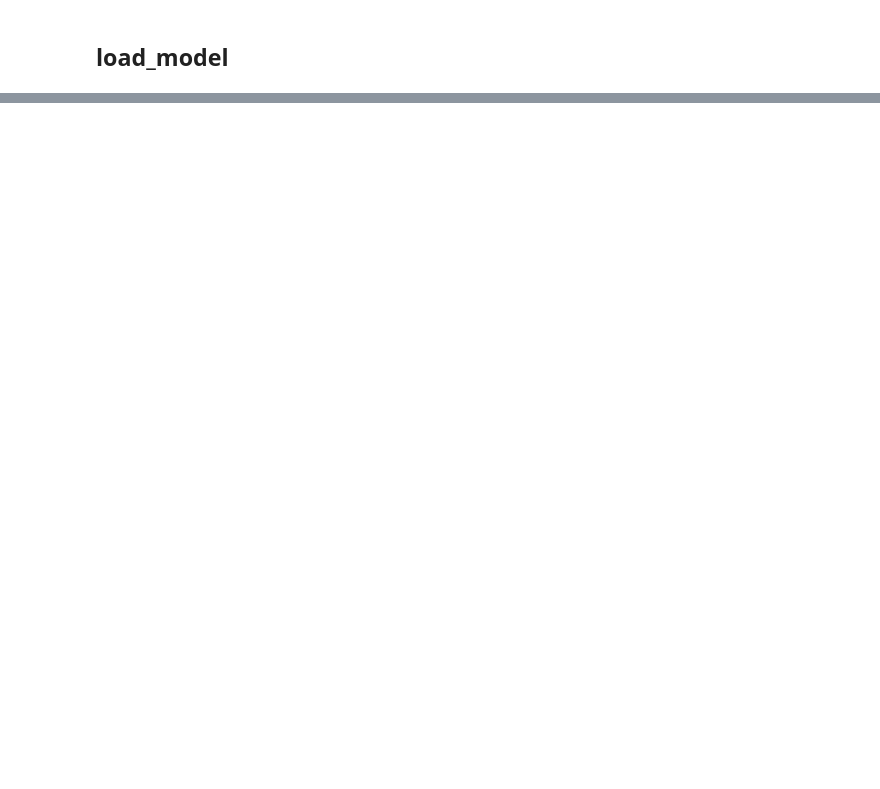
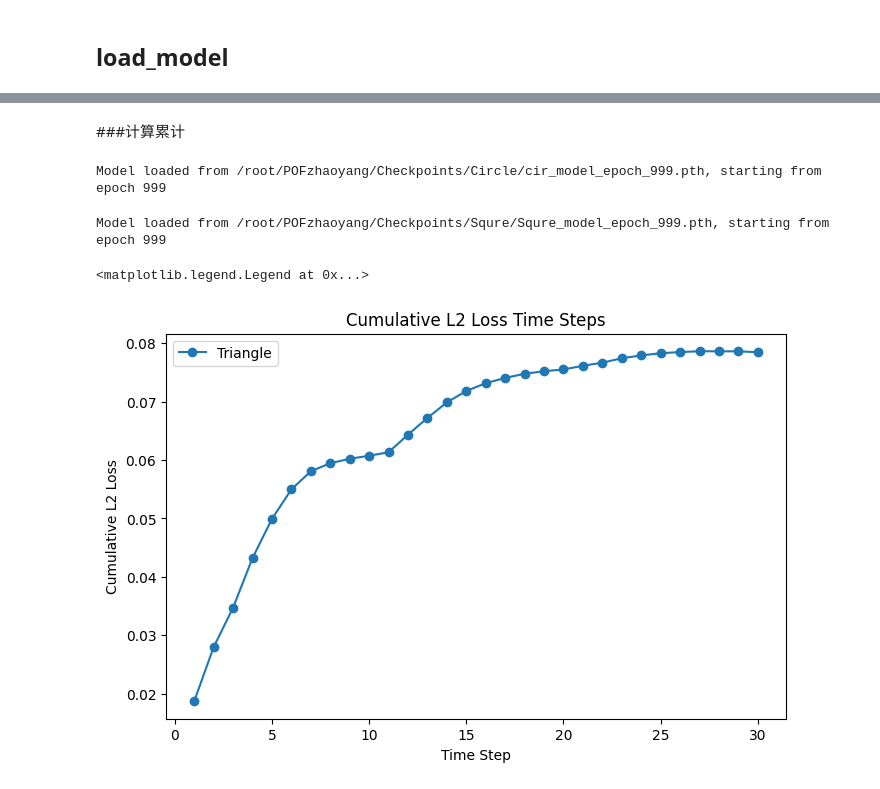
Before and after one commit to liangaomng/pof-for-dam, a Jupyter notebook: test.ipynb, the cells around one changed output, grey strips where cells are left out. Cells and saved outputs as stored; diff of their text form; code cells hidden in the pictures; blank space fills up the shorter version.

```diff
--- a/test.ipynb
+++ b/test.ipynb
@@ -43,0 +36,40 @@ tensor(0.0770, grad_fn=<DivBackward0>)
+# %% [markdown]
+###计算累计
+# %%
+cir_model = load_model(model, load_path="/root/POFzhaoyang/Checkpoints/Circle/cir_model_epoch_999.pth", device="cuda:0")
+cir_data= torch.load("/root/NC_Dataset/2d/dam2d/cirmask.pth")[:, :, 0, :, :]
+cir_out = cir_model(cir_data[:,0:1,:,:])
+# %% [output]
+Model loaded from /root/POFzhaoyang/Checkpoints/Circle/cir_model_epoch_999.pth, starting from epoch 999
+# %%
+square_model = load_model(model, load_path="/root/POFzhaoyang/Checkpoints/Squre/Squre_model_epoch_999.pth", device="cuda:0")
+square_data= torch.load("/root/NC_Dataset/2d/dam2d/squmask.pth")[:, :, 0, :, :]
+square_out = square_model(square_data[:,0:1,:,:])
+# %% [output]
+Model loaded from /root/POFzhaoyang/Checkpoints/Squre/Squre_model_epoch_999.pth, starting from epoch 999
+# %%
+# 计算逐时间步的累计误差
+import torch
+import matplotlib.pyplot as plt
+time_steps =30
+# 初始化累积误差列表
+cumulative_l2_tri = []
+for t in range(time_steps):
+    # 当前时间步的预测和真实值
+    step_loss = relative_l2_loss(output[:, t, :, :], data[:, t + 1, :, :])
+    if t == 0:
+        cumulative_loss = step_loss
+    else:
+        cumulative_loss = (cumulative_loss * t + step_loss) / (t + 1)
+    cumulative_l2_tri.append(cumulative_loss.item())
+
+# 绘制折线图
+plt.figure(figsize=(8, 5))
+plt.plot(range(1, time_steps + 1), cumulative_l2_tri, marker='o', linestyle='-',label="Triangle")
+plt.xlabel('Time Step')
+plt.ylabel('Cumulative L2 Loss')
+plt.title('Cumulative L2 Loss Time Steps')
+plt.legend()
+# %% [output]
+<matplotlib.legend.Legend at 0x...>
+[figure, added]
```
Also changed, not shown: parts of 8 cells of this notebook, 1 other file.
